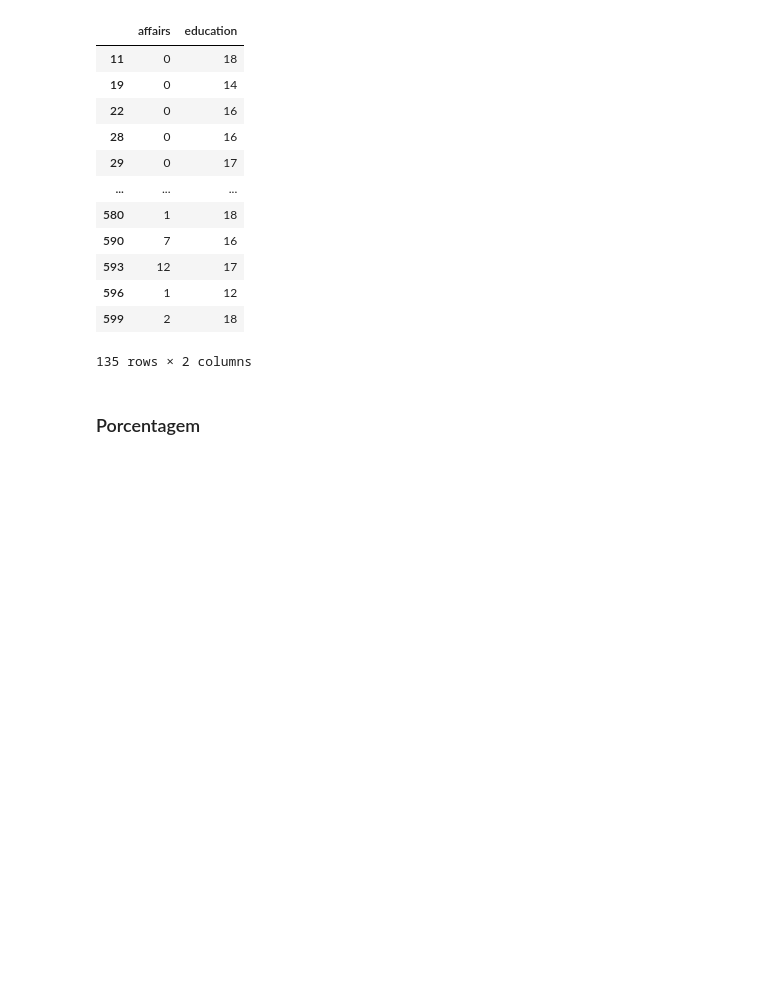
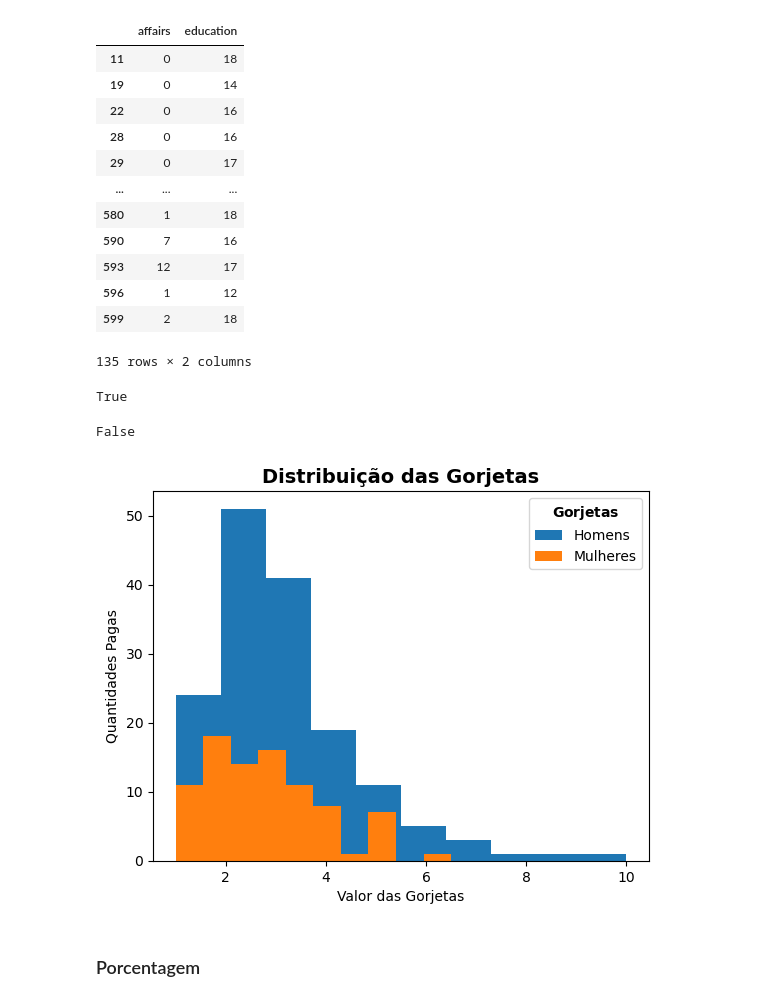
Before and after one commit to AnaMarcacini/CienciaDeDados, a Jupyter notebook: EstudoAnaP1_Pratica.ipynb, the cells around one changed output. Saved outputs shown, nothing was run; the diff lists cells and outputs as text; code cells hidden in the pictures; blank space fills up the shorter version.

```diff
--- a/EstudoAnaP1_Pratica.ipynb
+++ b/EstudoAnaP1_Pratica.ipynb
@@ -59,3 +59,6 @@ inspecao.head()
 | 2 | E & E Grill House | 2017-08-08 | Description | Non-food contact surface improper... |
 | 3 | E & E Grill House | 2017-08-08 | Grade | A |
 | 4 | E & E Grill House | 2017-08-08 | Score | 9.0 |
+# %%
+tips = pd.read_csv('https://raw.githubusercontent.com/Rogerio-mack/Visualizacao-de-Dados-em-Python/main/data/tips.csv')
+tips.head()
@@ -477,6 +1326,26 @@ Affairs[ (Affairs['children'] == 'yes') & (Affairs.age < 30) ][['affairs', 'educ
 | 596 | 1 | 12 |
 | 599 | 2 | 18 |
 135 rows × 2 columns
+# %%
+tips[ tips.smoker == 'Yes' ]['tip'].mean() > tips[ tips.smoker == 'No' ]['tip'].mean()
+# %% [output]
+True
+# %%
+tips[ tips.sex == 'Female' ]['tip'].mean() > tips[ tips.sex == 'Male' ]['tip'].mean()
+# %% [output]
+False
+# %%
+import matplotlib.pyplot as plt
+plt.hist(tips[ tips.sex == 'Male' ]['tip'], label='Homens')
+plt.hist(tips[ tips.sex == 'Female' ]['tip'], label='Mulheres')
+
+plt.xlabel('Valor das Gorjetas')
+plt.ylabel('Quantidades Pagas')
+plt.title('Distribuição das Gorjetas', fontsize=14, weight='bold')
+plt.legend(title='$\\bf{Gorjetas}$')
+plt.show()
+# %% [output]
+[figure, added]
 # %% [markdown]
 ### Porcentagem
 # %%
```
Also changed, not shown: parts of 258 cells of this notebook, 2 other files.
